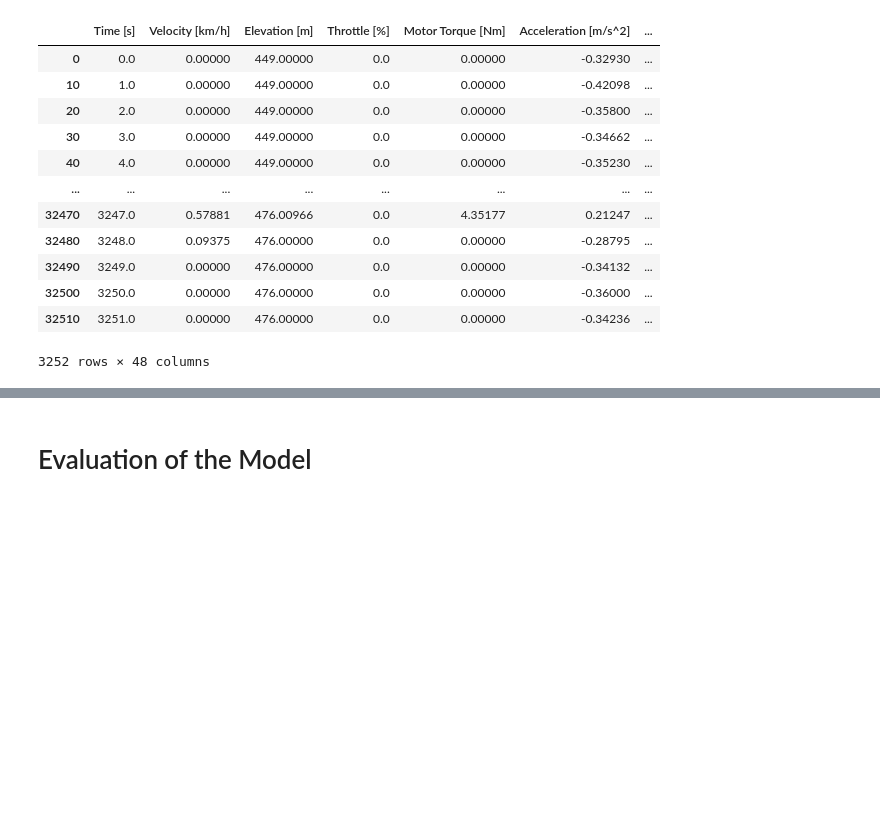
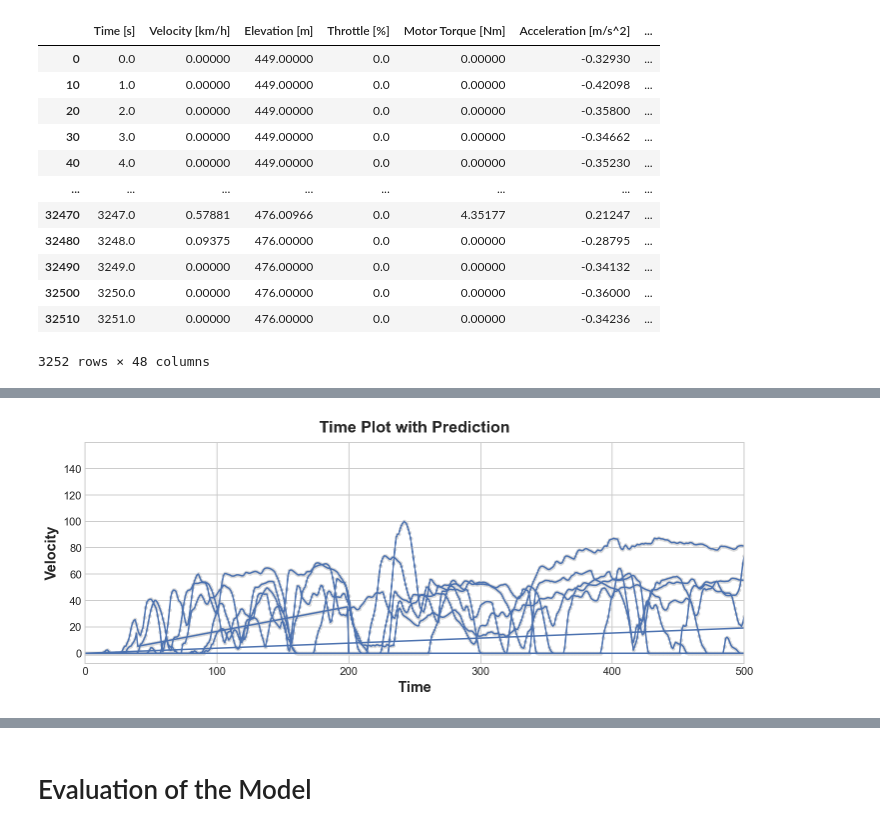
Before and after one commit to CodeChrisB/Kids-Project, a Jupyter notebook: car.ipynb, the cells around one changed output, grey strips where cells are left out. Cells and saved outputs as stored; diff of their text form; code cells hidden in the pictures; blank space fills up the shorter version.

```diff
--- a/car.ipynb
+++ b/car.ipynb
@@ -428,0 +457,33 @@ trip# a single trip
+# %%
+from sklearn.linear_model import LinearRegression
+
+bTr = bigTrip.dropna()
+
+X = bTr
+y = bTr["Velocity"]
+
+model = LinearRegression()
+model.fit(X, y)
+
+y_pred = pd.Series(model.predict(X), index=X.index)
+
+plot_params = dict(
+    color="0.75",
+    style=".-",
+    markeredgecolor="0.25",
+    markerfacecolor="0.25",
+    legend=False,
+)
+
+#ax = y.plot(**plot_params)
+#ax = y_pred.plot()
+fig, ax = plt.subplots()
+plt.xlim([0,500])
+ax.plot(X["Time"], y, '.', color='0.85')
+ax.plot(X["Time"], y_pred)
+ax.set_aspect('equal')
+ax.set_ylabel('Velocity')
+ax.set_xlabel('Time')
+ax.set_title('Time Plot with Prediction');
+# %% [output]
+[figure, added]
```
Also changed, not shown: parts of 9 cells of this notebook, 3 other files.
